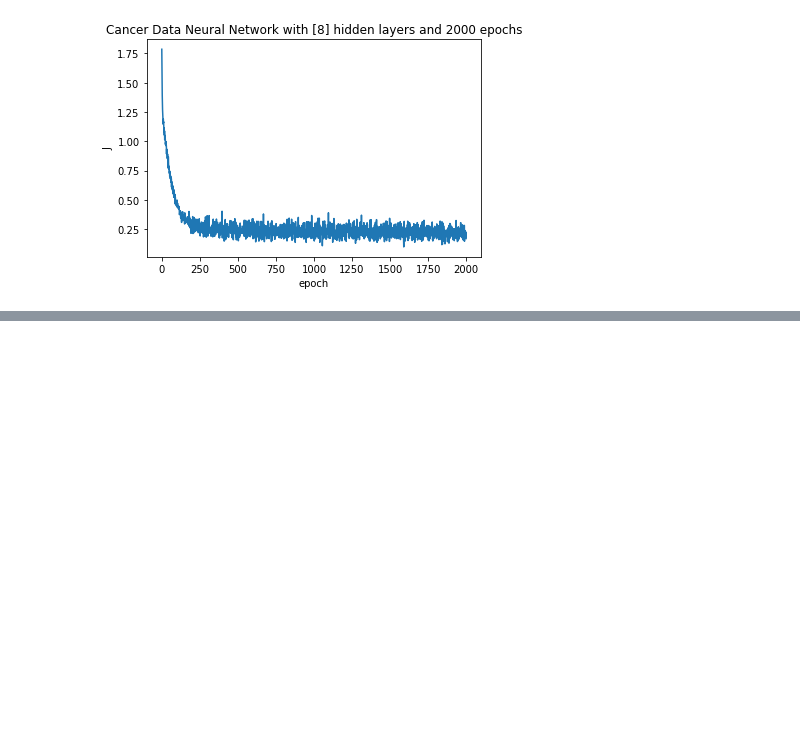
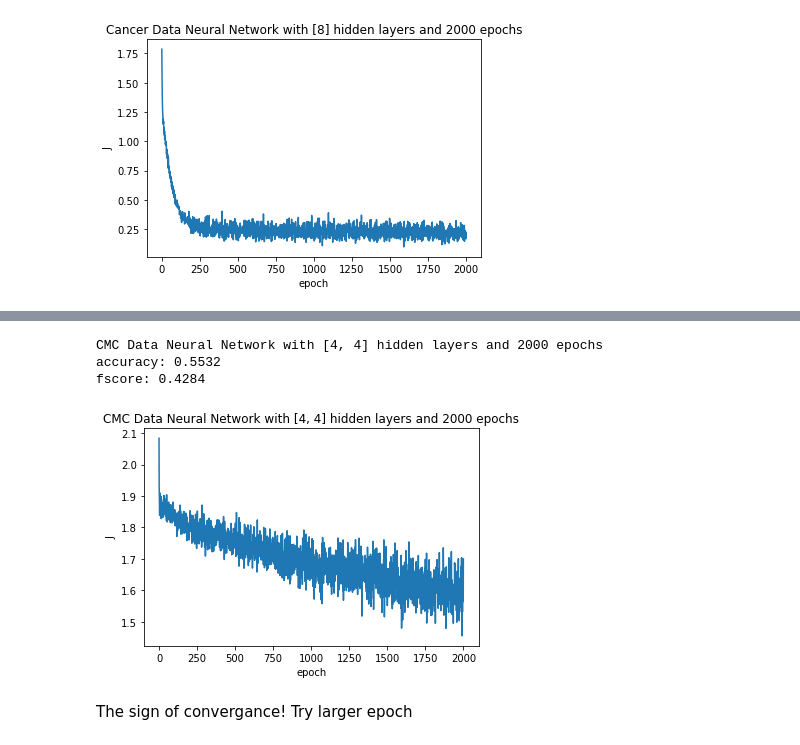
Before and after one commit to HarryWang0619/COMPSCI589-HW4, a Jupyter notebook: hw4.ipynb, the cells around one changed output, grey strips where cells are left out. Drawn from its saved outputs; the diff is of its cells as text; code cells hidden in the pictures; blank space fills up the shorter version.

```diff
--- a/hw4.ipynb
+++ b/hw4.ipynb
@@ -1209,0 +1411,4 @@ Trained with MiniBatch, vectorized neural network, divided to minibatchk group,
+# %%
+hiddenlayerparemeter4_4 = [4,4]
+epoch4_4 = 2000
+listoflistofoutputs4_4, acc4_4, listofjlist4_4 = kfoldcrossvalidneuralnetwork(cmcdata, cmccategory, hiddenlayerparemeter4_4, k = 5, minibatchk = 5, lambda_reg = 0.1, learning_rate = 0.2, epsilon_0 = 0.00001, softstop = epoch4_4, printq = False)
@@ -1209,0 +1426,17 @@ Trained with MiniBatch, vectorized neural network, divided to minibatchk group,
+# %%
+accuracy4_4, precision4_4, recall4_4, fscore_cmc4_4= meanevaluation(listoflistofoutputs4_4,1)
+print("CMC Data Neural Network with " + str(hiddenlayerparemeter4_4) + " hidden layers and " + str(epoch4_4) + " epochs")
+print("accuracy:", float("{0:.4f}". format(acc4_4)))
+print("fscore:", float("{0:.4f}". format(fscore_cmc4_4)))
+plt.plot(range(epoch4_4+1), listofjlist4_4[0])
+plt.xlabel("epoch")
+plt.ylabel("J")
+plt.title("CMC Data Neural Network with " + str(hiddenlayerparemeter4_4) + " hidden layers and " + str(epoch4_4) + " epochs")
+plt.show()
+# %% [output]
+CMC Data Neural Network with [4, 4] hidden layers and 2000 epochs
+accuracy: 0.5532
+fscore: 0.4284
+[figure, added]
+# %% [markdown]
+The sign of convergance! Try larger epoch
```
Also changed, not shown: parts of 45 cells of this notebook, 2 other files.
